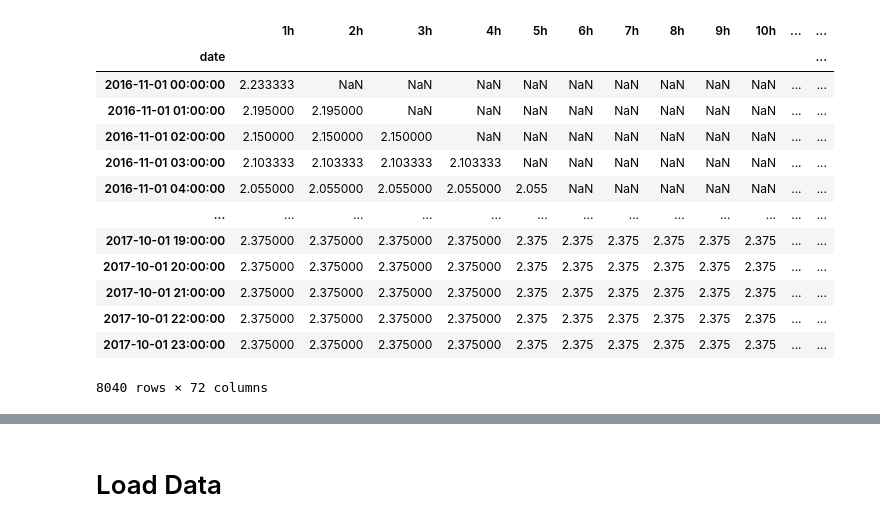
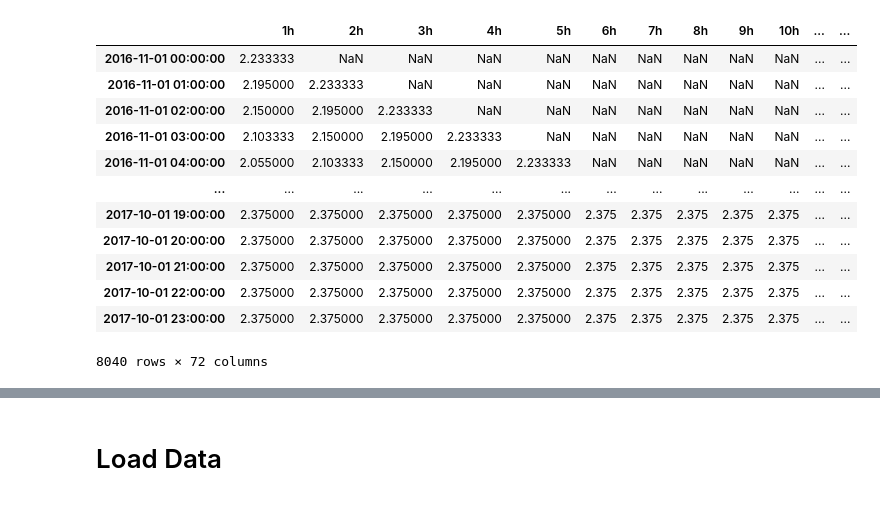
Before and after one commit to SB91ko/ChaoprayaRiver_WaterLV_prediction, a Jupyter notebook: Result_display.ipynb, the cells around one changed output, grey strips where cells are left out. Drawn from its saved outputs; the diff is of its cells as text; code cells hidden in the pictures.

```diff
--- a/Result_display.ipynb
+++ b/Result_display.ipynb
@@ -13,18 +12,44 @@ val = pd.read_csv('/home/song/Public/Song/Work/Thesis/CPY012/val_4arima_var.csv'
+# %%
+var = pd.read_csv('/home/song/Public/Song/Work/Thesis/CPY012/4Yr_flood/VAR_opt/VARoutput.csv',index_col=0)
+var.reset_index(inplace=True,drop=True)
+for i in range(1,72):
+    var[str(i)]=var[str(i)].shift(i)
+var.columns = [str(i)+'h' for i in range(1,73)]
+# %%
+split_date = '2016-11-01'
+
+loading = instant_data()
+df,mode = loading.hourly_instant(),'hour'
+# df,mode = loading.daily_instant(),'day'
+if mode =='hour': n_past,n_future = 24*6,72
+elif mode =='day': n_past,n_future = 60,30
+
+df = df[start_p:stop_p]
+data = df
+data = data.interpolate(limit=300000000,limit_direction='both').astype('float32')#interpolate neighbor first, for rest NA fill with mean() #.apply(lambda x: x.fillna(x.mean()),axis=0)
+
+st = 'CPY012'
+target,start_p,stop_p,host_path=station_sel(st,mode)
+# %%
+data = data[target]
+train,test = data[:split_date],data[split_date:]
 # %%
+val=pd.DataFrame()
+for ts in range(72):
+    val=pd.concat([val,test.shift(ts)],axis=1)
 val.columns = ['{}h'.format(i+1) for i in range(72)]
 val
 # %% [output]
 |  | 1h | 2h | 3h | 4h | 5h | 6h | 7h | 8h | 9h | 10h | ... | ... |
-| date |  |  |  |  |  |  |  |  |  |  |  | ... |
 | 2016-11-01 00:00:00 | 2.233333 | NaN | NaN | NaN | NaN | NaN | NaN | NaN | NaN | NaN | ... | ... |
-| 2016-11-01 01:00:00 | 2.195000 | 2.195000 | NaN | NaN | NaN | NaN | NaN | NaN | NaN | NaN | ... | ... |
-| 2016-11-01 02:00:00 | 2.150000 | 2.150000 | 2.150000 | NaN | NaN | NaN | NaN | NaN | NaN | NaN | ... | ... |
-| 2016-11-01 03:00:00 | 2.103333 | 2.103333 | 2.103333 | 2.103333 | NaN | NaN | NaN | NaN | NaN | NaN | ... | ... |
-| 2016-11-01 04:00:00 | 2.055000 | 2.055000 | 2.055000 | 2.055000 | 2.055 | NaN | NaN | NaN | NaN | NaN | ... | ... |
+| 2016-11-01 01:00:00 | 2.195000 | 2.233333 | NaN | NaN | NaN | NaN | NaN | NaN | NaN | NaN | ... | ... |
+| 2016-11-01 02:00:00 | 2.150000 | 2.195000 | 2.233333 | NaN | NaN | NaN | NaN | NaN | NaN | NaN | ... | ... |
+| 2016-11-01 03:00:00 | 2.103333 | 2.150000 | 2.195000 | 2.233333 | NaN | NaN | NaN | NaN | NaN | NaN | ... | ... |
+| 2016-11-01 04:00:00 | 2.055000 | 2.103333 | 2.150000 | 2.195000 | 2.233333 | NaN | NaN | NaN | NaN | NaN | ... | ... |
 | ... | ... | ... | ... | ... | ... | ... | ... | ... | ... | ... | ... | ... |
-| 2017-10-01 19:00:00 | 2.375000 | 2.375000 | 2.375000 | 2.375000 | 2.375 | 2.375 | 2.375 | 2.375 | 2.375 | 2.375 | ... | ... |
-| 2017-10-01 20:00:00 | 2.375000 | 2.375000 | 2.375000 | 2.375000 | 2.375 | 2.375 | 2.375 | 2.375 | 2.375 | 2.375 | ... | ... |
-| 2017-10-01 21:00:00 | 2.375000 | 2.375000 | 2.375000 | 2.375000 | 2.375 | 2.375 | 2.375 | 2.375 | 2.375 | 2.375 | ... | ... |
-| 2017-10-01 22:00:00 | 2.375000 | 2.375000 | 2.375000 | 2.375000 | 2.375 | 2.375 | 2.375 | 2.375 | 2.375 | 2.375 | ... | ... |
-| 2017-10-01 23:00:00 | 2.375000 | 2.375000 | 2.375000 | 2.375000 | 2.375 | 2.375 | 2.375 | 2.375 | 2.375 | 2.375 | ... | ... |
+| 2017-10-01 19:00:00 | 2.375000 | 2.375000 | 2.375000 | 2.375000 | 2.375000 | 2.375 | 2.375 | 2.375 | 2.375 | 2.375 | ... | ... |
+| 2017-10-01 20:00:00 | 2.375000 | 2.375000 | 2.375000 | 2.375000 | 2.375000 | 2.375 | 2.375 | 2.375 | 2.375 | 2.375 | ... | ... |
+| 2017-10-01 21:00:00 | 2.375000 | 2.375000 | 2.375000 | 2.375000 | 2.375000 | 2.375 | 2.375 | 2.375 | 2.375 | 2.375 | ... | ... |
+| 2017-10-01 22:00:00 | 2.375000 | 2.375000 | 2.375000 | 2.375000 | 2.375000 | 2.375 | 2.375 | 2.375 | 2.375 | 2.375 | ... | ... |
+| 2017-10-01 23:00:00 | 2.375000 | 2.375000 | 2.375000 | 2.375000 | 2.375000 | 2.375 | 2.375 | 2.375 | 2.375 | 2.375 | ... | ... |
 8040 rows × 72 columns
```
Also changed, not shown: parts of 10 cells of this notebook, 8 other files.
